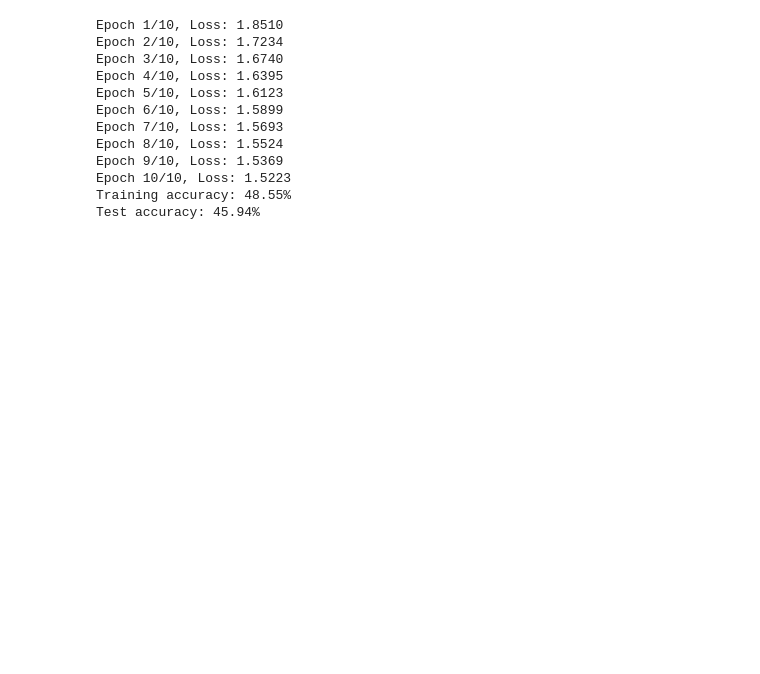
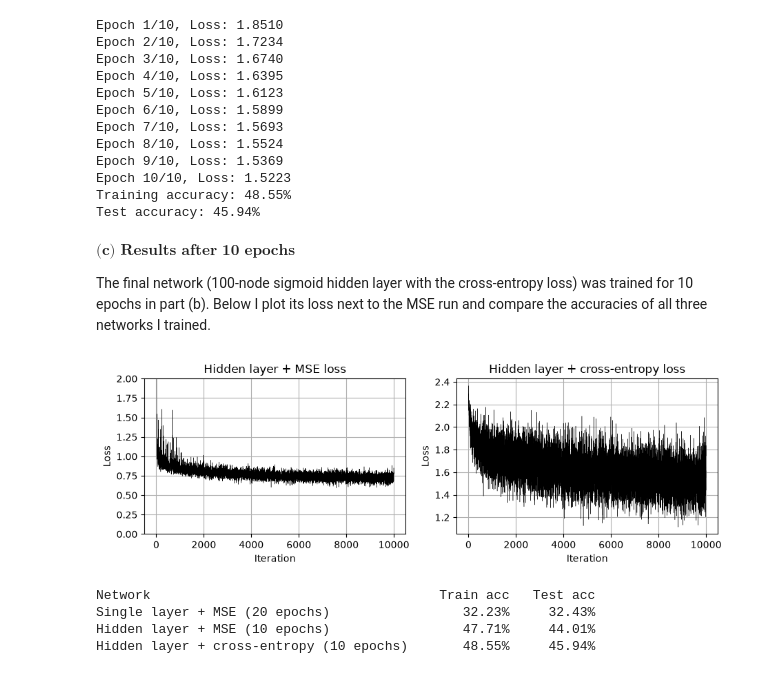
Before and after one commit to denethp/CV-Assignment-03, a Jupyter notebook: 230502X_a03.ipynb, the cells around one changed output. Saved outputs shown, nothing was run; the diff lists cells and outputs as text; code cells hidden in the pictures; blank space fills up the shorter version.

Commit message:
Q1(c): add loss curves, results comparison and discussion

```diff
--- a/230502X_a03.ipynb
+++ b/230502X_a03.ipynb
@@ -311,3 +311,36 @@ Epoch 9/10, Loss: 1.5369
 Epoch 10/10, Loss: 1.5223
 Training accuracy: 48.55%
 Test accuracy: 45.94%
+# %% [markdown]
+$\textbf{(c) Results after 10 epochs}$
+
+The final network (100-node sigmoid hidden layer with the cross-entropy loss) was trained for 10 epochs in part (b).
+Below I plot its loss next to the MSE run and compare the accuracies of all three networks I trained.
+# %%
+fig, axes = plt.subplots(1, 2, figsize=(9.3, 3.2))
+curves = [(loss_history_mse, 'Hidden layer + MSE loss'),
+          (loss_history_ce, 'Hidden layer + cross-entropy loss')]
+for ax, (hist, title) in zip(axes, curves):
+    ax.plot(hist, color='k', linewidth=0.3)
+    ax.set_title(title)
+    ax.set_xlabel('Iteration')
+    ax.set_ylabel('Loss')
+    ax.grid(True)
+axes[0].set_ylim(0, 2)  # the first few MSE iterations are much larger
+plt.tight_layout()
+plt.show()
+# %% [output]
+[figure, added]
+# %%
+results = [('Single layer + MSE (20 epochs)', baseline_train_acc, baseline_test_acc),
+           ('Hidden layer + MSE (10 epochs)', mse_train_acc, mse_test_acc),
+           ('Hidden layer + cross-entropy (10 epochs)', ce_train_acc, ce_test_acc)]
+
+print(f"{'Network':<42}{'Train acc':>11}{'Test acc':>11}")
+for name, tr, te in results:
+    print(f'{name:<42}{tr:>10.2f}%{te:>10.2f}%')
+# %% [output]
+Network                                     Train acc   Test acc
+Single layer + MSE (20 epochs)                 32.23%     32.43%
+Hidden layer + MSE (10 epochs)                 47.71%     44.01%
+Hidden layer + cross-entropy (10 epochs)       48.55%     45.94%
```
Also changed, not shown: parts of 1 cell of this notebook.
